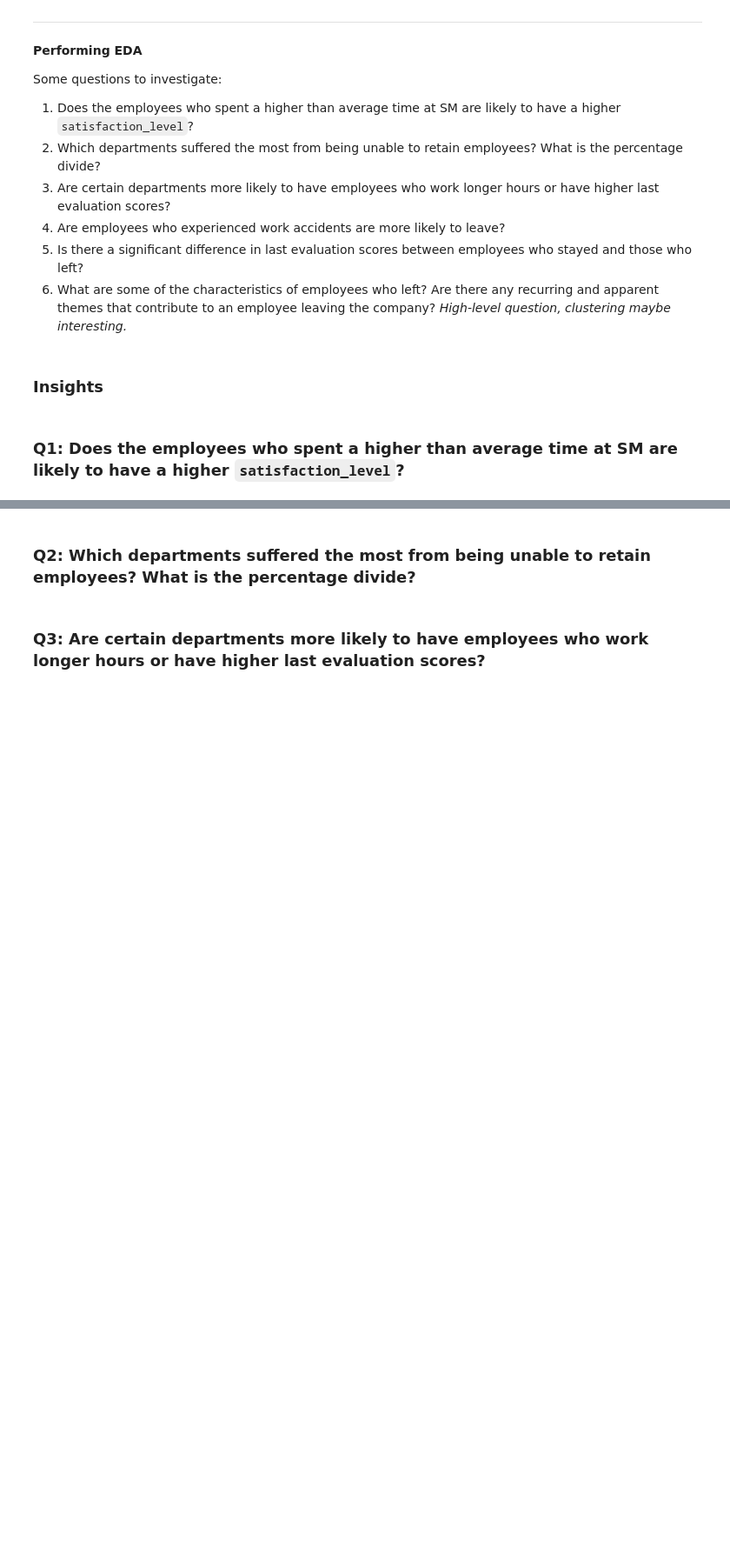
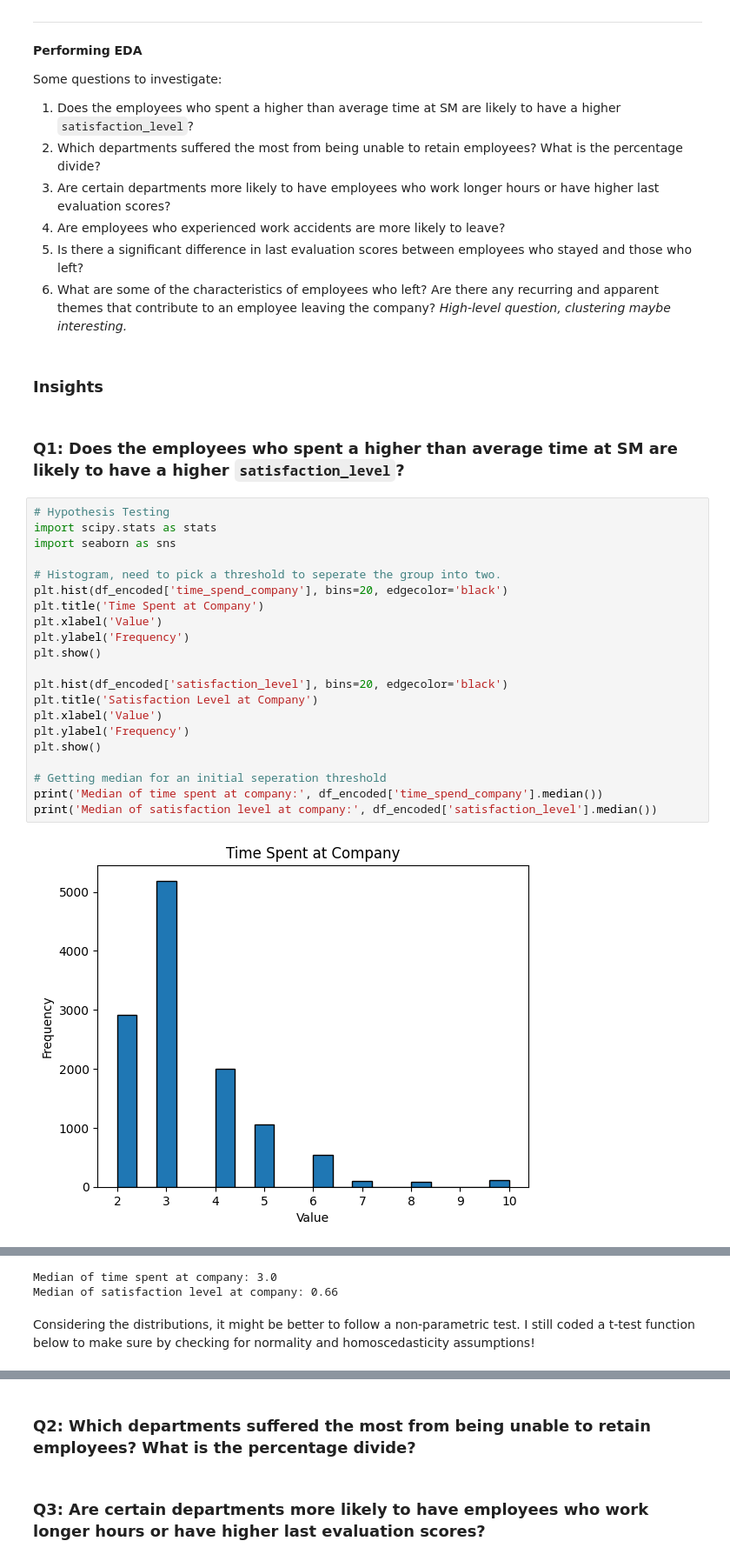
Before and after one commit to DoguKody/Predicting_Employee_Retention_Salifort_Motors, a Jupyter notebook: notebooks/Activity__Course_7_Salifort_Motors_project_lab.ipynb, the cells around one changed output, grey strips where cells are left out. Shown at 87% size. Saved outputs shown, nothing was run; the diff lists cells and outputs as text; blank space fills up the shorter version.

```diff
--- a/notebooks/Activity__Course_7_Salifort_Motors_project_lab.ipynb
+++ b/notebooks/Activity__Course_7_Salifort_Motors_project_lab.ipynb
@@ -308,3 +308,26 @@ Some questions to investigate:
 ### Insights
 # %% [markdown]
 ### **Q1:** Does the employees who spent a higher than average time at SM are likely to have a higher `satisfaction_level`?
+# %%
+# Hypothesis Testing
+import scipy.stats as stats
+import seaborn as sns
+
+# Histogram, need to pick a threshold to seperate the group into two.
+plt.hist(df_encoded['time_spend_company'], bins=20, edgecolor='black')
+plt.title('Time Spent at Company')
+plt.xlabel('Value')
+plt.ylabel('Frequency')
+plt.show()
+
+plt.hist(df_encoded['satisfaction_level'], bins=20, edgecolor='black')
+plt.title('Satisfaction Level at Company')
+plt.xlabel('Value')
+plt.ylabel('Frequency')
+plt.show()
+
+# Getting median for an initial seperation threshold
+print('Median of time spent at company:', df_encoded['time_spend_company'].median())
+print('Median of satisfaction level at company:', df_encoded['satisfaction_level'].median())
+# %% [output]
+[figure, added]
@@ -310,0 +335,4 @@ Some questions to investigate:
+Median of time spent at company: 3.0
+Median of satisfaction level at company: 0.66
+# %% [markdown]
+Considering the distributions, it might be better to follow a non-parametric test. I still coded a t-test function below to make sure by checking for normality and homoscedasticity assumptions!
```
Also changed, not shown: parts of 4 cells of this notebook, 1 other file.
